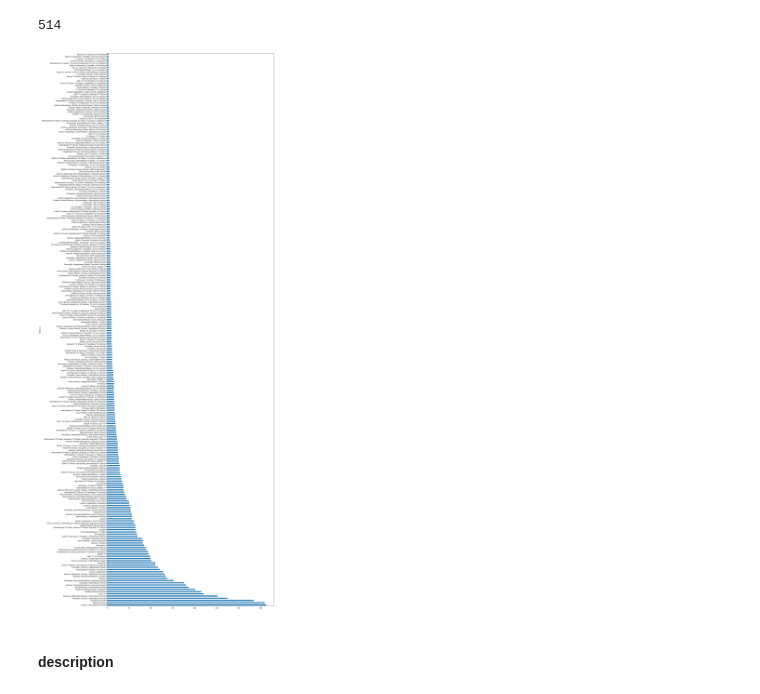
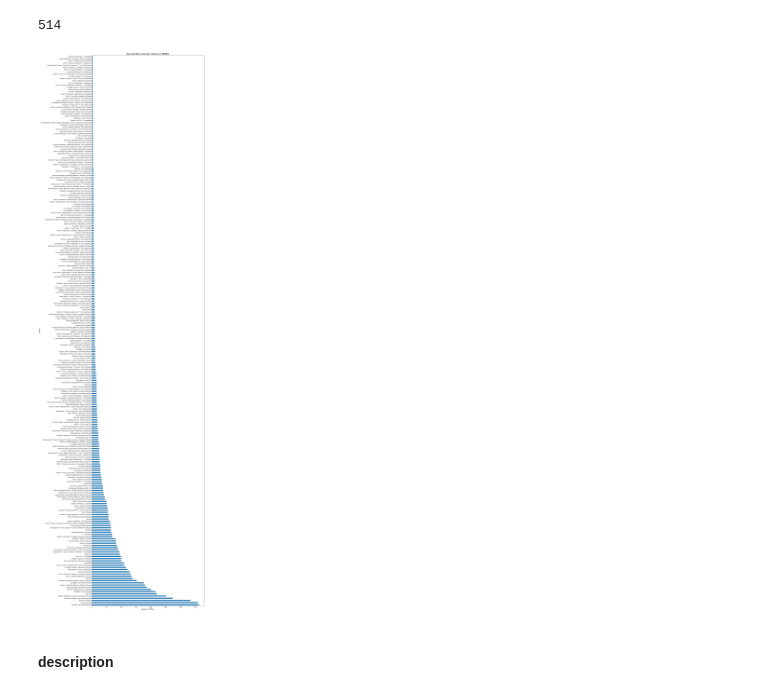
Before and after one commit to FatimaQatami/netflix_data, a Jupyter notebook: netflix_data.ipynb, the cells around one changed output. Cells and saved outputs as stored; diff of their text form; code cells hidden in the pictures.

```diff
--- a/netflix_data.ipynb
+++ b/netflix_data.ipynb
@@ -129,0 +177,4 @@ plt.show()
+# %%
+# Convert 'date_added' to datetime, stripping whitespace and handling mixed date formats
+
+df['date_added'] = pd.to_datetime(df['date_added'].str.strip(), format='mixed')
@@ -153,10 +263,16 @@ df['listed_in'].nunique()
 # %% [output]
 514
 # %%
+# Top 250 most common genres/categories on Netflix
+
 df['listed_in'].value_counts().head(250).plot(kind='barh', figsize=(18, 60))
+plt.title('Top 250 Most Common Genres on Netflix', fontsize=16)
+plt.xlabel('Number of Titles', fontsize=12)
+plt.ylabel('Genre', fontsize=12)
+plt.tight_layout()
 plt.show()
 # %% [output]
-[figure, old version]
+[figure, new version]
 # %% [markdown]
 #### description
 # %%
```
Also changed, not shown: parts of 35 cells of this notebook.
